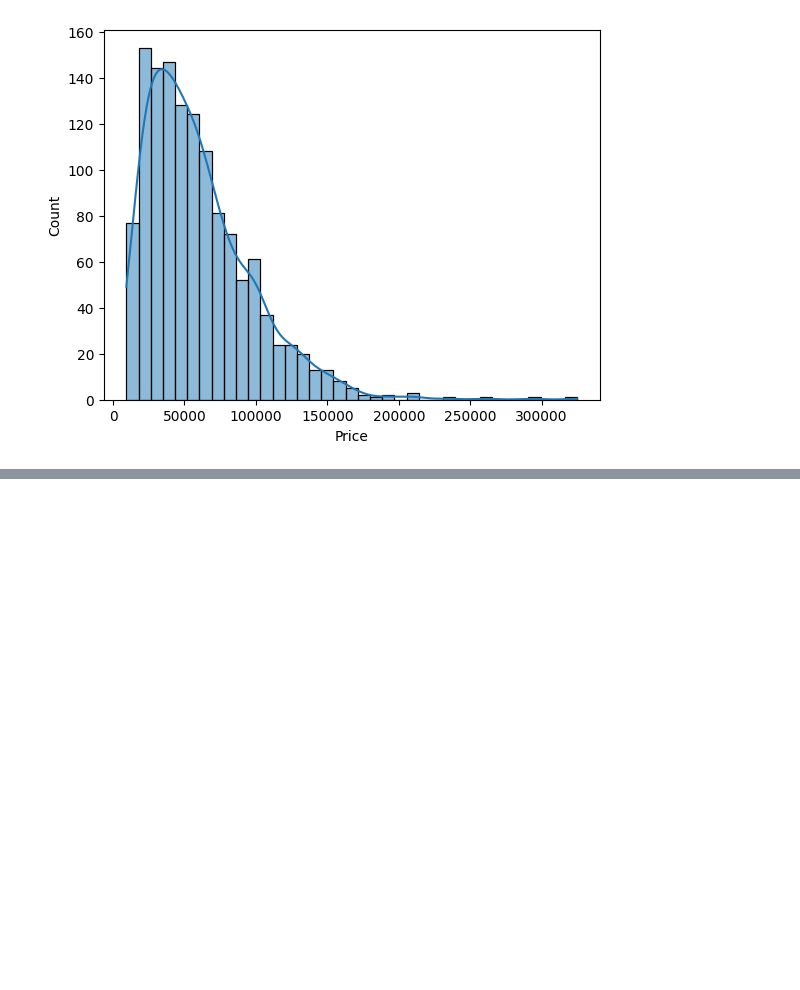
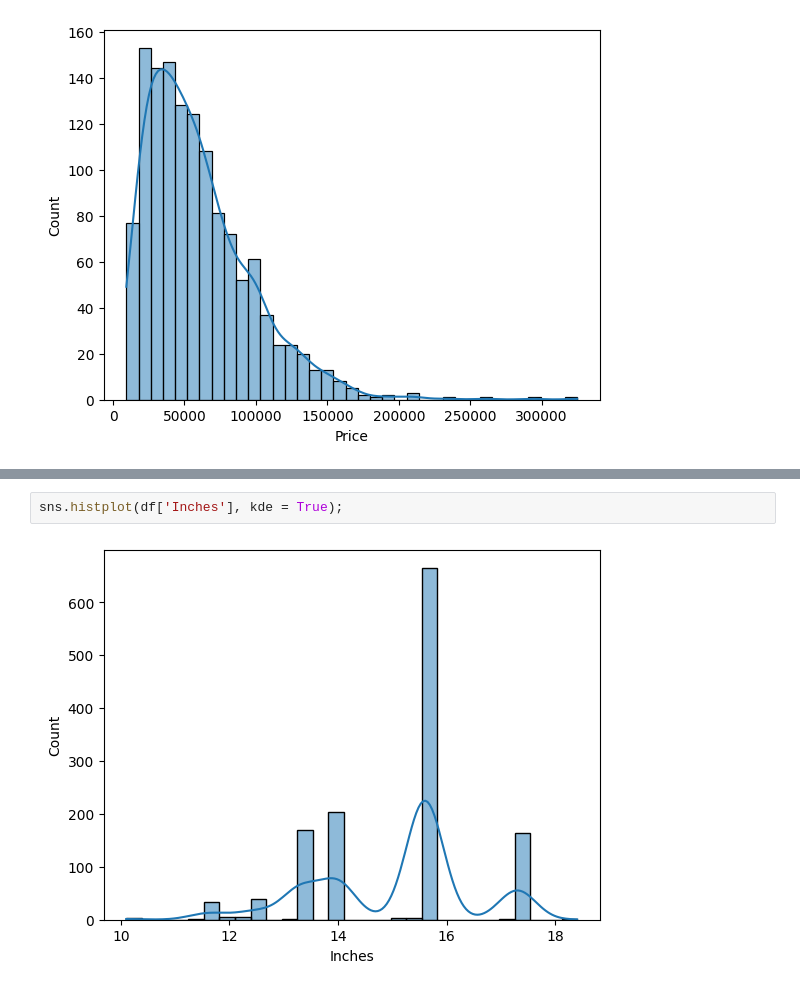
Before and after one commit to hamant-jagwan/Laptop_Price_Prediction, a Jupyter notebook: Laptop_Price_Prediction.ipynb, the cells around one changed output, grey strips where cells are left out. Drawn from its saved outputs; the diff is of its cells as text; blank space fills up the shorter version.

```diff
--- a/Laptop_Price_Prediction.ipynb
+++ b/Laptop_Price_Prediction.ipynb
@@ -115,0 +131,4 @@ df['Company'].value_counts().plot(kind='bar')
+# %%
+sns.histplot(df['Inches'], kde = True);
+# %% [output]
+[figure, added]
```
Also changed, not shown: parts of 23 cells of this notebook.
